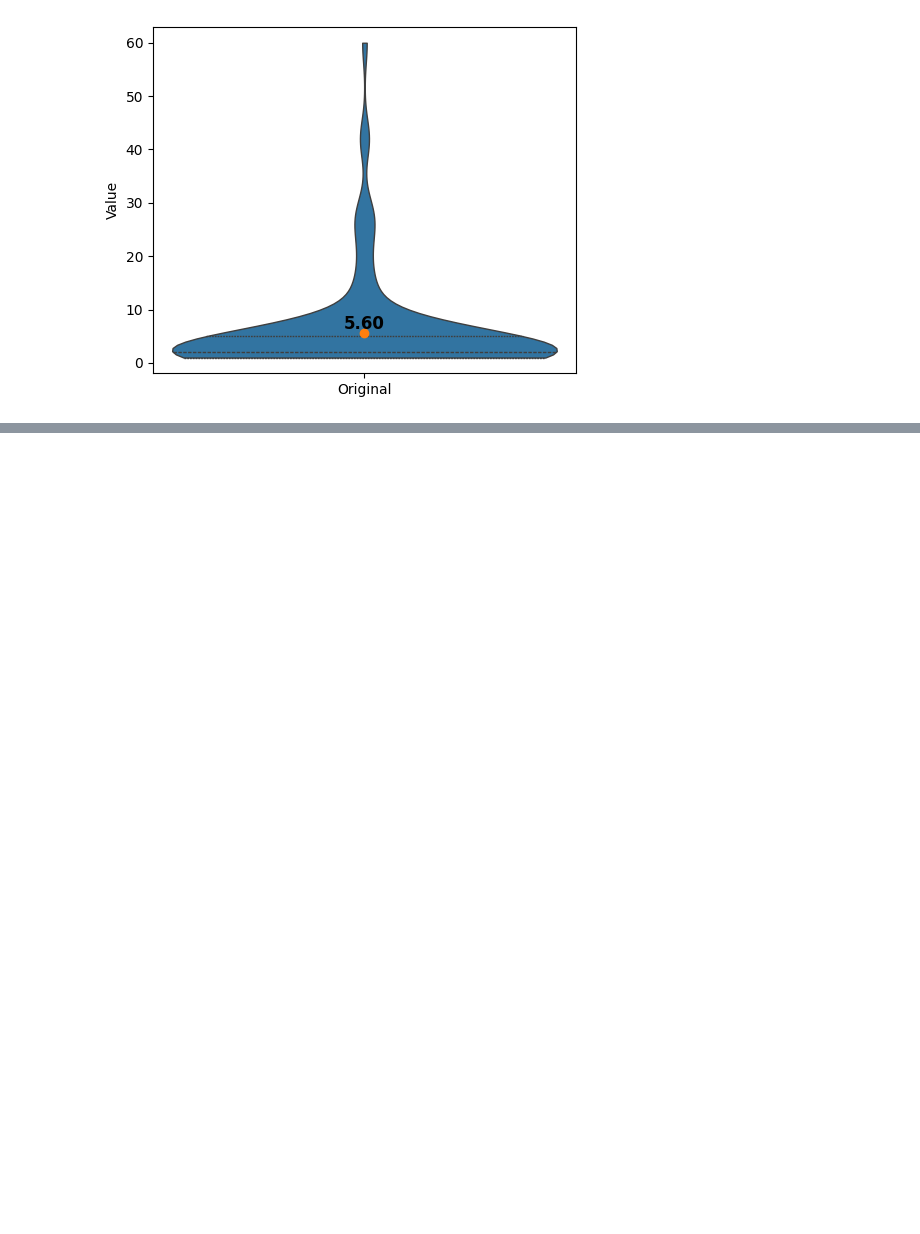
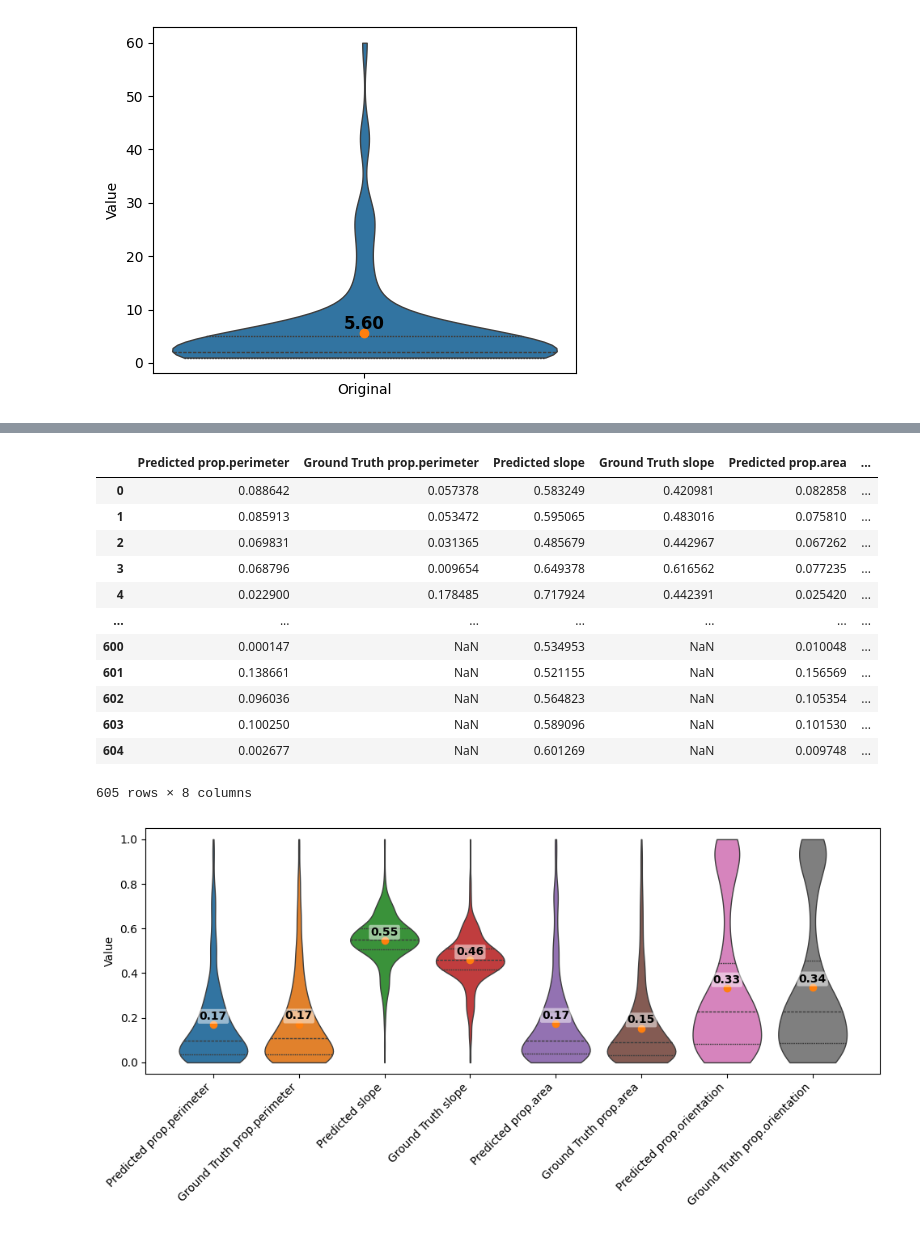
Before and after one commit to sandialabs/pvcracks, a Jupyter notebook: docs/Examples/example_download_run_multisolsegment.ipynb, the cells around one changed output, grey strips where cells are left out. Cells and saved outputs as stored; diff of their text form; code cells hidden in the pictures; blank space fills up the shorter version.

```diff
--- a/docs/Examples/example_download_run_multisolsegment.ipynb
+++ b/docs/Examples/example_download_run_multisolsegment.ipynb
@@ -415,0 +540,17 @@ See the caveats in the documentation: https://pandas.pydata.org/pandas-docs/stab
+# %%
+feature_cols = [
+    " prop.perimeter",
+    " slope",
+    " prop.area",
+    " prop.orientation",
+]
+feature_comparison = pd.DataFrame(
+    {
+        "Predicted_mean": dffeatures_multi_norm[feature_cols].mean(),
+        "GroundTruth_mean": dffeatures_gt_norm[feature_cols].mean(),
+    }
+)
+feature_comparison["abs_diff"] = (
+    feature_comparison["Predicted_mean"] - feature_comparison["GroundTruth_mean"]
+).abs()
+feature_comparison
@@ -415,0 +563,62 @@ See the caveats in the documentation: https://pandas.pydata.org/pandas-docs/stab
+# %%
+feature_pairs = []
+
+for col in feature_cols:
+    if (
+        col not in dffeatures_multi_norm.columns
+        or col not in dffeatures_gt_norm.columns
+    ):
+        print(f"Skipping {col}: not found in features dataframe.")
+        continue
+
+    label = col.strip()
+    pred = dffeatures_multi_norm[col].reset_index(drop=True)
+    gt = dffeatures_gt_norm[col].reset_index(drop=True)
+
+    max_len = max(len(pred), len(gt))
+    if max_len == 0:
+        print(f"Skipping {label}: no data to plot.")
+        continue
+
+    pred = pred.reindex(range(max_len))
+    gt = gt.reindex(range(max_len))
+
+    feature_pairs.append(
+        pd.DataFrame(
+            {
+                f"Predicted {label}": pred,
+                f"Ground Truth {label}": gt,
+            }
+        )
+    )
+
+if not feature_pairs:
+    print("No feature data available for violin plots.")
+    feature_violin_df = pd.DataFrame()
+else:
+    feature_violin_df = pd.concat(feature_pairs, axis=1)
+    feature_violin_df = feature_violin_df.apply(pd.to_numeric, errors="coerce")
+    feature_violin_df = feature_violin_df.dropna(axis=1, how="all")
+
+    if feature_violin_df.empty:
+        print("No numeric feature data available for violin plots.")
+    else:
+        # Render comparison violins
+        vp = violinplt(feature_violin_df, figsize=(10, 5))
+
+feature_violin_df
+# %% [output]
+|  | Predicted prop.perimeter | Ground Truth prop.perimeter | Predicted slope | Ground Truth slope | Predicted prop.area | ... |
+| 0 | 0.088642 | 0.057378 | 0.583249 | 0.420981 | 0.082858 | ... |
+| 1 | 0.085913 | 0.053472 | 0.595065 | 0.483016 | 0.075810 | ... |
+| 2 | 0.069831 | 0.031365 | 0.485679 | 0.442967 | 0.067262 | ... |
+| 3 | 0.068796 | 0.009654 | 0.649378 | 0.616562 | 0.077235 | ... |
+| 4 | 0.022900 | 0.178485 | 0.717924 | 0.442391 | 0.025420 | ... |
+| ... | ... | ... | ... | ... | ... | ... |
+| 600 | 0.000147 | NaN | 0.534953 | NaN | 0.010048 | ... |
+| 601 | 0.138661 | NaN | 0.521155 | NaN | 0.156569 | ... |
+| 602 | 0.096036 | NaN | 0.564823 | NaN | 0.105354 | ... |
+| 603 | 0.100250 | NaN | 0.589096 | NaN | 0.101530 | ... |
+| 604 | 0.002677 | NaN | 0.601269 | NaN | 0.009748 | ... |
+605 rows × 8 columns
+[figure, added]
```
Also changed, not shown: parts of 19 cells of this notebook, 3 other files.
